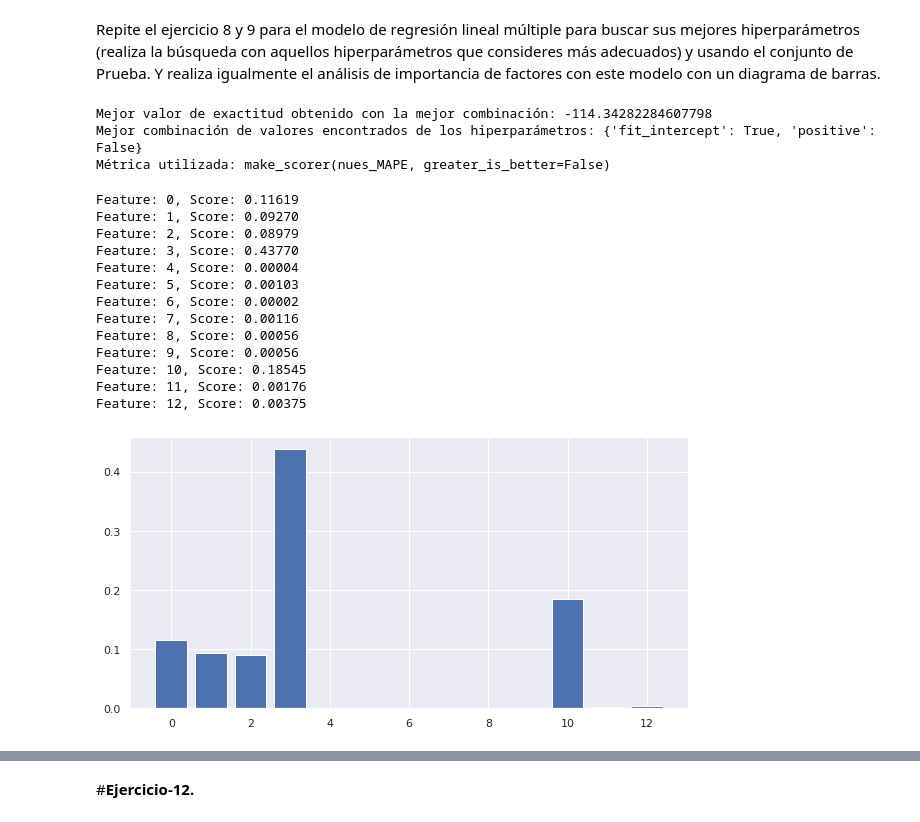
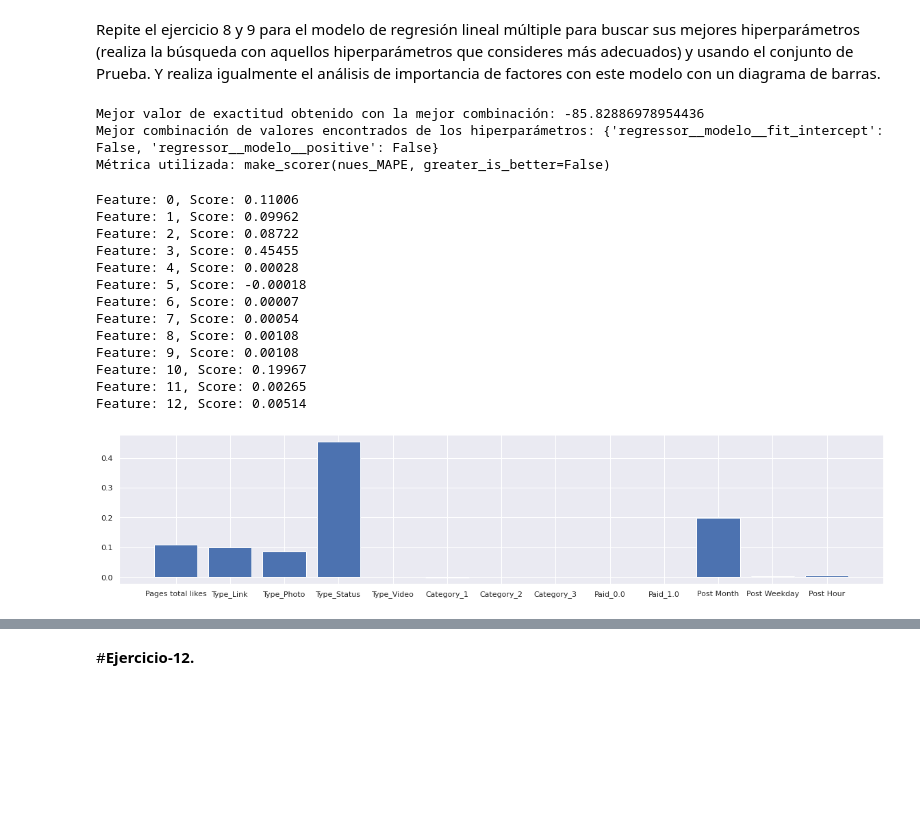
Before and after one commit to AlfonsoVasquezC/DataFiles, a Jupyter notebook: Redneuronal_Equipo52.ipynb, the cells around one changed output, grey strips where cells are left out. Saved outputs shown, nothing was run; the diff lists cells and outputs as text; code cells hidden in the pictures; blank space fills up the shorter version.

```diff
--- a/Redneuronal_Equipo52.ipynb
+++ b/Redneuronal_Equipo52.ipynb
@@ -481,3 +487,9 @@ Usando una búsqueda de malla con validación cruzada (GridSearchCV), busca los
+# %%
+OneHE_names = transformaciones.transformers_[1][1]['OneHotE'].get_feature_names_out(['Type', 'Category', 'Paid'])
+Column_names = []
+for i in OneHE_names:
+  Column_names.append(i)
+Column_names = ['Pages total likes'] + Column_names + ['Post Month', 'Post Weekday', 'Post Hour']
 # %%
 modeloMLP = MLPRegressor(max_iter= 10000, random_state=11)
 
@@ -564,10 +586,10 @@ modeloRF = RandomForestClassifier()
 Xtvtransf = transformaciones.fit_transform(Xtv)
 ytvtransf = transformacionessalida.fit_transform(ytv)
 
-dicc_grid = {'ccp_alpha':[0.0001,0.01,0.1,1.0,10.,100.],
-             'criterion':['gini', 'entropy', 'log_loss'],
+dicc_grid = {'ccp_alpha':[0.05, 0.1, 0.15],                                       #[0.0001,0.01,0.1,1.0,10.,100.],
+             'criterion':['gini', 'entropy'],
              'max_depth': [1,2,8, None],
-             'min_samples_split':[0.1,0.3,0.5,1.0],
+             'min_samples_split': [0.25,0.3,0.35],                                #[0.1,0.3,0.5,1.0],
              'class_weight':['balanced', None]
              }
 
@@ -587,7 +613,11 @@ print('Métrica utilizada:', grid.scoring)
 # %%
-# Una vez inicializado y entrenada la MLP, veamos qué factores considera más importantes:
+# Una vez inicializado y entrenada la RF, veamos qué factores considera más importantes:
 
-modeloRF = RandomForestClassifier()
+modeloRF = RandomForestClassifier(ccp_alpha = 0.05,															#0.1,
+                                  class_weight = None,
+																	criterion = 'entropy',
+																	max_depth = 8, 																#2,
+																	min_samples_split = 0.25) 										#0.3)
 
 modeloRF.fit(Xtvtransf, np.ravel(ytvtransf))
 
@@ -599,5 +629,10 @@ importanceRF = permutation_importance(modeloRF, Xtvtransf, ytvtransf, n_repeats=
 for i,v in enumerate(importanceRF['importances_mean']):
 	print('Feature: %0d, Score: %.5f' % (i,v))
 
-plt.bar([x for x in range(len(importanceRF['importances_mean']))], importanceRF['importances_mean'])
+[x for x in range(len(importanceRF['importances_mean']))]
+
+plt.rcParams['figure.figsize'] = [20, 4]
+plt.bar(Column_names, importanceRF['importances_mean'], width = 0.8, label = Column_names)
+
+
 plt.show()
@@ -622,46 +679,52 @@ grid = GridSearchCV(estimator=modeloLR,
                     n_jobs = -1,
                     scoring=make_scorer(nues_MAPE, greater_is_better = False))
 # %%
-grid.fit(Xtvtransf, np.ravel(ytvtransf))
+#grid.fit(Xtvtransf, np.ravel(ytvtransf))
+grid.fit(Xtv, ytv)
 
 print('Mejor valor de exactitud obtenido con la mejor combinación:', grid.best_score_)
 print('Mejor combinación de valores encontrados de los hiperparámetros:', grid.best_params_)
 print('Métrica utilizada:', grid.scoring)
 # %% [output]
-Mejor valor de exactitud obtenido con la mejor combinación: -114.34282284607798
-Mejor combinación de valores encontrados de los hiperparámetros: {'fit_intercept': True, 'positive': False}
+Mejor valor de exactitud obtenido con la mejor combinación: -85.82886978954436
+Mejor combinación de valores encontrados de los hiperparámetros: {'regressor__modelo__fit_intercept': False, 'regressor__modelo__positive': False}
 Métrica utilizada: make_scorer(nues_MAPE, greater_is_better=False)
 # %%
-# Una vez inicializado y entrenada la MLP, veamos qué factores considera más importantes:
+# Una vez inicializado y entrenada la LR, veamos qué factores considera más importantes:
 
 modeloLR = LinearRegression(fit_intercept = True, positive = False)
 
 modeloLR.fit(Xtvtransf, np.ravel(ytvtransf))
 
 dfnames = pd.DataFrame(Xtvtransf)
 
 importanceLR = permutation_importance(modeloLR, Xtvtransf, ytvtransf, n_repeats=10)
 
 # visualicemos la importancia de cada métrica, de las cuales sabemos
 # cuáles son las más importantes, de acuerdo a como se definieron al inicio:
 
 for i,v in enumerate(importanceLR['importances_mean']):
-	print('Feature: %0d, Score: %.5f' % (dfnames.columns.values[i],v))
+	print('Feature: %0d, Score: %.5f' % (i,v))
 
-plt.bar([x for x in range(len(importanceLR['importances_mean']))], importanceLR['importances_mean'])
+[x for x in range(len(importanceLR['importances_mean']))]
+
+plt.rcParams['figure.figsize'] = [20, 4]
+plt.bar(Column_names, importanceLR['importances_mean'], width = 0.8, label = Column_names)
+
+
 plt.show()
 # %% [output]
-Feature: 0, Score: 0.11619
-Feature: 1, Score: 0.09270
-Feature: 2, Score: 0.08979
-Feature: 3, Score: 0.43770
-Feature: 4, Score: 0.00004
-Feature: 5, Score: 0.00103
-Feature: 6, Score: 0.00002
-Feature: 7, Score: 0.00116
-Feature: 8, Score: 0.00056
-Feature: 9, Score: 0.00056
-Feature: 10, Score: 0.18545
-Feature: 11, Score: 0.00176
-Feature: 12, Score: 0.00375
+Feature: 0, Score: 0.11006
+Feature: 1, Score: 0.09962
+Feature: 2, Score: 0.08722
+Feature: 3, Score: 0.45455
+Feature: 4, Score: 0.00028
+Feature: 5, Score: -0.00018
+Feature: 6, Score: 0.00007
+Feature: 7, Score: 0.00054
+Feature: 8, Score: 0.00108
+Feature: 9, Score: 0.00108
+Feature: 10, Score: 0.19967
+Feature: 11, Score: 0.00265
+Feature: 12, Score: 0.00514
-[figure, old version]
+[figure, new version]
```
Also changed, not shown: parts of 18 cells of this notebook.
